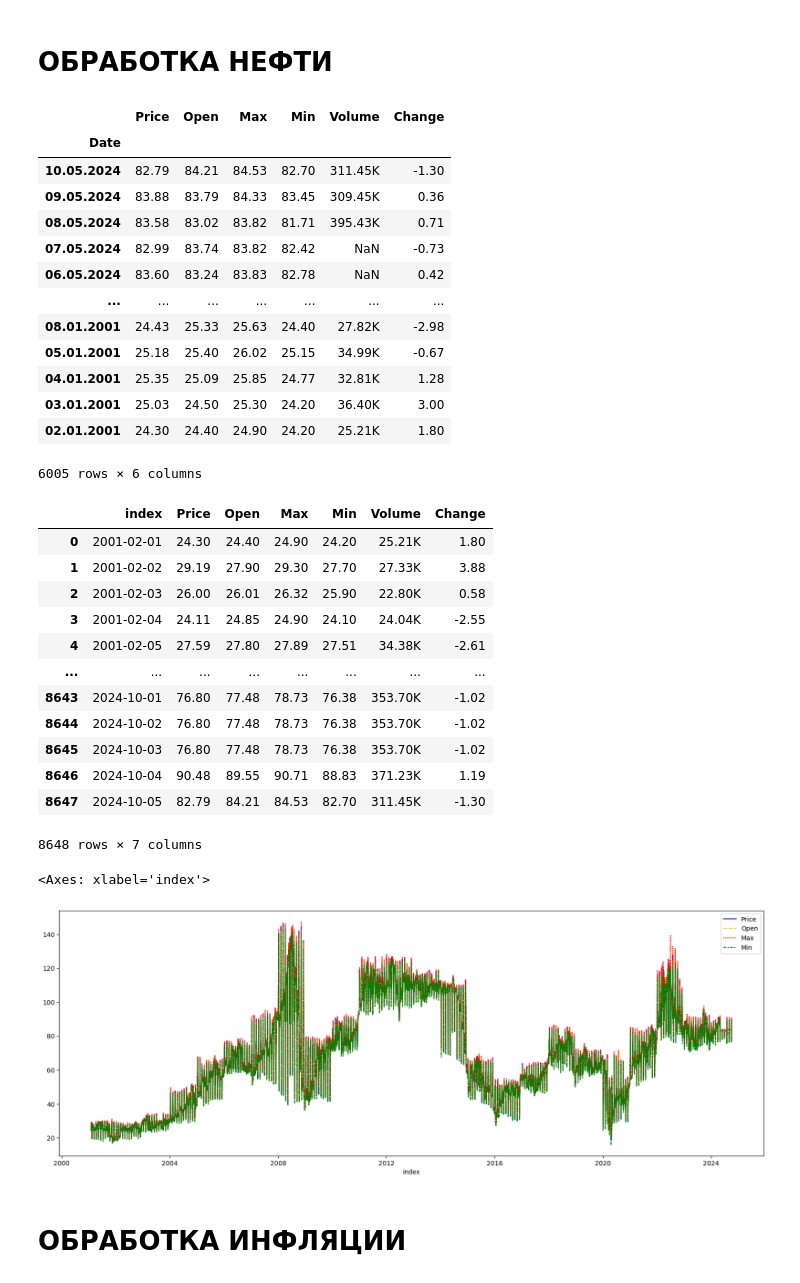
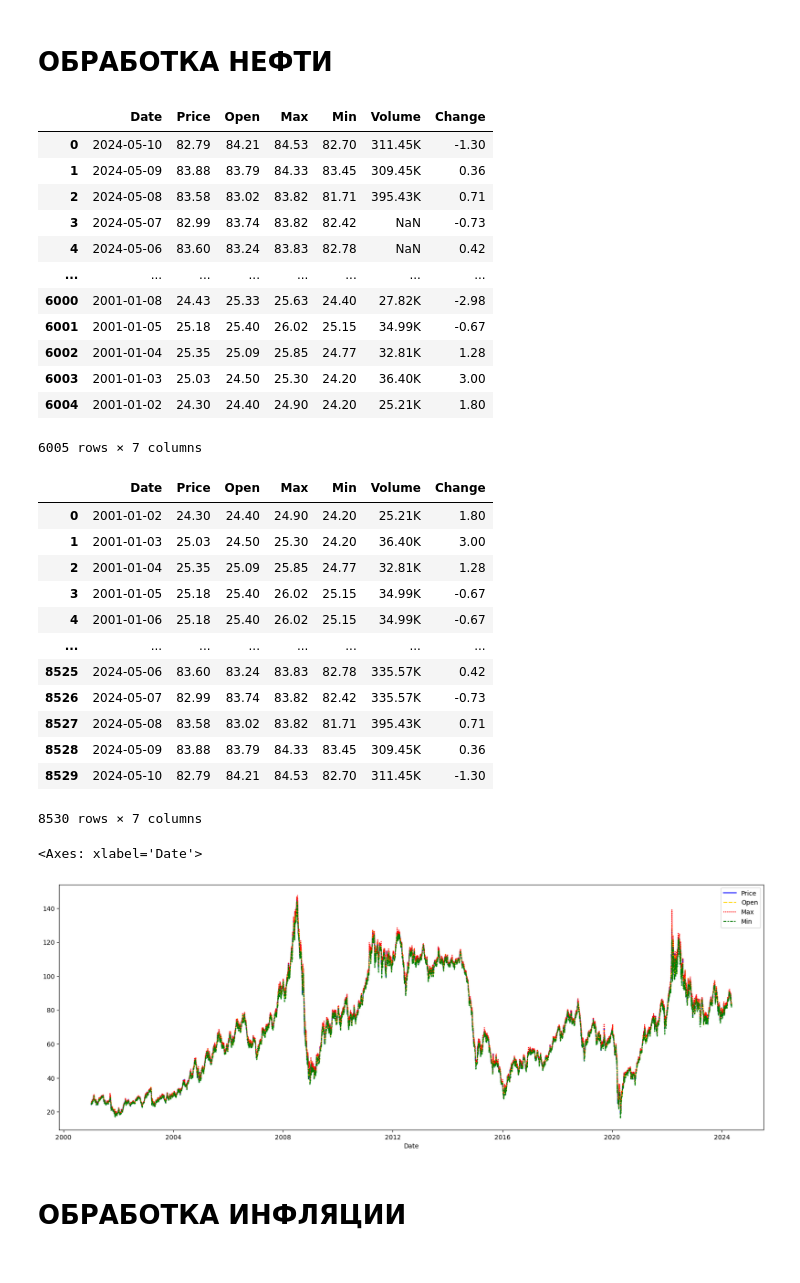
Before and after one commit to VondyBland/diplomopiska, a Jupyter notebook: ANYAMODEL/INVEST.ipynb, the cells around one changed output. Saved outputs shown, nothing was run; the diff lists cells and outputs as text; code cells hidden in the pictures.

```diff
--- a/ANYAMODEL/INVEST.ipynb
+++ b/ANYAMODEL/INVEST.ipynb
@@ -6,58 +6,55 @@ import matplotlib.pyplot as plt
 # %% [markdown]
 # ОБРАБОТКА НЕФТИ
 # %%
-brent = pd.read_csv('data/Brent.csv',sep=',',index_col=0)
+brent = pd.read_csv('data/Brent.csv',sep=',',parse_dates=['Date'], dayfirst=True)
 # %%
 brent
 # %% [output]
-|  | Price | Open | Max | Min | Volume | Change |
-| Date |  |  |  |  |  |  |
-| 10.05.2024 | 82.79 | 84.21 | 84.53 | 82.70 | 311.45K | -1.30 |
-| 09.05.2024 | 83.88 | 83.79 | 84.33 | 83.45 | 309.45K | 0.36 |
-| 08.05.2024 | 83.58 | 83.02 | 83.82 | 81.71 | 395.43K | 0.71 |
-| 07.05.2024 | 82.99 | 83.74 | 83.82 | 82.42 | NaN | -0.73 |
-| 06.05.2024 | 83.60 | 83.24 | 83.83 | 82.78 | NaN | 0.42 |
-| ... | ... | ... | ... | ... | ... | ... |
-| 08.01.2001 | 24.43 | 25.33 | 25.63 | 24.40 | 27.82K | -2.98 |
-| 05.01.2001 | 25.18 | 25.40 | 26.02 | 25.15 | 34.99K | -0.67 |
-| 04.01.2001 | 25.35 | 25.09 | 25.85 | 24.77 | 32.81K | 1.28 |
-| 03.01.2001 | 25.03 | 24.50 | 25.30 | 24.20 | 36.40K | 3.00 |
-| 02.01.2001 | 24.30 | 24.40 | 24.90 | 24.20 | 25.21K | 1.80 |
+|  | Date | Price | Open | Max | Min | Volume | Change |
+| 0 | 2024-05-10 | 82.79 | 84.21 | 84.53 | 82.70 | 311.45K | -1.30 |
+| 1 | 2024-05-09 | 83.88 | 83.79 | 84.33 | 83.45 | 309.45K | 0.36 |
+| 2 | 2024-05-08 | 83.58 | 83.02 | 83.82 | 81.71 | 395.43K | 0.71 |
+| 3 | 2024-05-07 | 82.99 | 83.74 | 83.82 | 82.42 | NaN | -0.73 |
+| 4 | 2024-05-06 | 83.60 | 83.24 | 83.83 | 82.78 | NaN | 0.42 |
+| ... | ... | ... | ... | ... | ... | ... | ... |
+| 6000 | 2001-01-08 | 24.43 | 25.33 | 25.63 | 24.40 | 27.82K | -2.98 |
+| 6001 | 2001-01-05 | 25.18 | 25.40 | 26.02 | 25.15 | 34.99K | -0.67 |
+| 6002 | 2001-01-04 | 25.35 | 25.09 | 25.85 | 24.77 | 32.81K | 1.28 |
+| 6003 | 2001-01-03 | 25.03 | 24.50 | 25.30 | 24.20 | 36.40K | 3.00 |
+| 6004 | 2001-01-02 | 24.30 | 24.40 | 24.90 | 24.20 | 25.21K | 1.80 |
-6005 rows × 6 columns
+6005 rows × 7 columns
-# %%
-idxb = pd.date_range('02-01-2001', '10-05-2024')
-
-brent.index = pd.DatetimeIndex(brent.index)
-
-brent = brent.reindex(idxb, fill_value=np.NAN)
+# %%
+p = pd.date_range(start='01-02-2001', end='05-10-2024', freq='D')
+pp = pd.DataFrame(p, columns=['Date'])
+
+# Объединяем исходный df с df_full
+brent = pp.merge(brent, on='Date', how='left')
 # %%
 brent.ffill(inplace=True)
-# %%
-brent.reset_index(inplace=True)
 # %%
 brent
 # %% [output]
-|  | index | Price | Open | Max | Min | Volume | Change |
-| 0 | 2001-02-01 | 24.30 | 24.40 | 24.90 | 24.20 | 25.21K | 1.80 |
-| 1 | 2001-02-02 | 29.19 | 27.90 | 29.30 | 27.70 | 27.33K | 3.88 |
-| 2 | 2001-02-03 | 26.00 | 26.01 | 26.32 | 25.90 | 22.80K | 0.58 |
-| 3 | 2001-02-04 | 24.11 | 24.85 | 24.90 | 24.10 | 24.04K | -2.55 |
-| 4 | 2001-02-05 | 27.59 | 27.80 | 27.89 | 27.51 | 34.38K | -2.61 |
+|  | Date | Price | Open | Max | Min | Volume | Change |
+| 0 | 2001-01-02 | 24.30 | 24.40 | 24.90 | 24.20 | 25.21K | 1.80 |
+| 1 | 2001-01-03 | 25.03 | 24.50 | 25.30 | 24.20 | 36.40K | 3.00 |
+| 2 | 2001-01-04 | 25.35 | 25.09 | 25.85 | 24.77 | 32.81K | 1.28 |
+| 3 | 2001-01-05 | 25.18 | 25.40 | 26.02 | 25.15 | 34.99K | -0.67 |
+| 4 | 2001-01-06 | 25.18 | 25.40 | 26.02 | 25.15 | 34.99K | -0.67 |
 | ... | ... | ... | ... | ... | ... | ... | ... |
-| 8643 | 2024-10-01 | 76.80 | 77.48 | 78.73 | 76.38 | 353.70K | -1.02 |
-| 8644 | 2024-10-02 | 76.80 | 77.48 | 78.73 | 76.38 | 353.70K | -1.02 |
-| 8645 | 2024-10-03 | 76.80 | 77.48 | 78.73 | 76.38 | 353.70K | -1.02 |
-| 8646 | 2024-10-04 | 90.48 | 89.55 | 90.71 | 88.83 | 371.23K | 1.19 |
-| 8647 | 2024-10-05 | 82.79 | 84.21 | 84.53 | 82.70 | 311.45K | -1.30 |
+| 8525 | 2024-05-06 | 83.60 | 83.24 | 83.83 | 82.78 | 335.57K | 0.42 |
+| 8526 | 2024-05-07 | 82.99 | 83.74 | 83.82 | 82.42 | 335.57K | -0.73 |
+| 8527 | 2024-05-08 | 83.58 | 83.02 | 83.82 | 81.71 | 395.43K | 0.71 |
+| 8528 | 2024-05-09 | 83.88 | 83.79 | 84.33 | 83.45 | 309.45K | 0.36 |
+| 8529 | 2024-05-10 | 82.79 | 84.21 | 84.53 | 82.70 | 311.45K | -1.30 |
-8648 rows × 7 columns
+8530 rows × 7 columns
 # %%
 brent.to_csv('ready_data/brent.csv',encoding='utf-8')
 # %%
 plt.figure(figsize=(20,7))
-sns.lineplot(data=brent.set_index('index')[['Price','Open','Max','Min']],palette=['blue','gold','red','green'])
+sns.lineplot(data=brent.set_index('Date')[['Price','Open','Max','Min']],palette=['blue','gold','red','green'])
 # %% [output]
-<Axes: xlabel='index'>
+<Axes: xlabel='Date'>
-[figure, old version]
+[figure, new version]
 # %% [markdown]
 # ОБРАБОТКА ИНФЛЯЦИИ
 # %%
```
Also changed, not shown: parts of 129 cells of this notebook, 9 other files.
